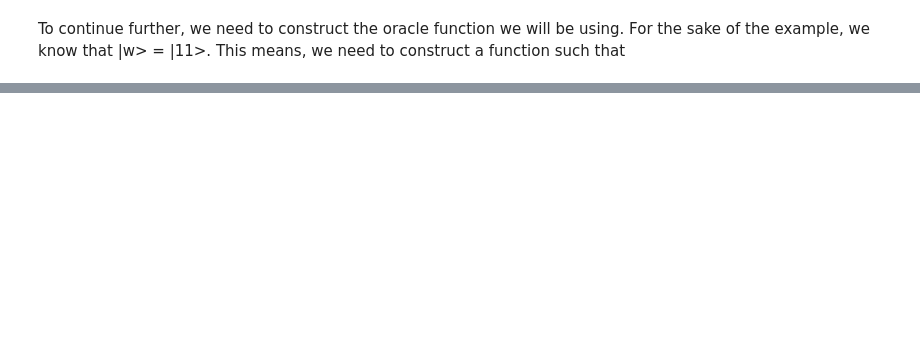
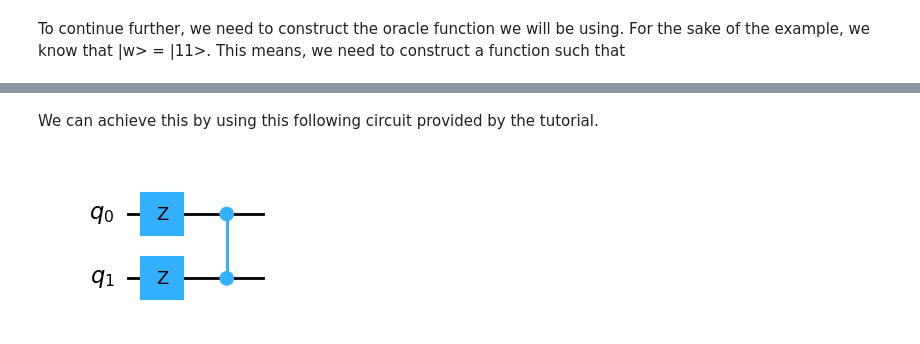
Before and after one commit to AThomsonSMC/uri-qc, a Jupyter notebook: phy573/week7-grovers-algorithm.ipynb, the cells around one changed output, grey strips where cells are left out. Saved outputs shown, nothing was run; the diff lists cells and outputs as text; code cells hidden in the pictures; blank space fills up the shorter version.

```diff
--- a/phy573/week7-grovers-algorithm.ipynb
+++ b/phy573/week7-grovers-algorithm.ipynb
@@ -196,0 +255,10 @@ $\displaystyle U_\omega \ket{s} = \frac12 (\ket{00} + \ket{01} + \ket{10} - \ket
+# %% [markdown]
+We can achieve this by using this following circuit provided by the tutorial.
+# %%
+# Draw circuit for U_0
+qc_u0 = QCir(2)
+qc_u0.z([0,1])
+qc_u0.cz(0,1)
+qc_u0.draw(output="mpl")
+# %% [output]
+[figure, added]
```
Also changed, not shown: parts of 26 cells of this notebook, 1 other file.
